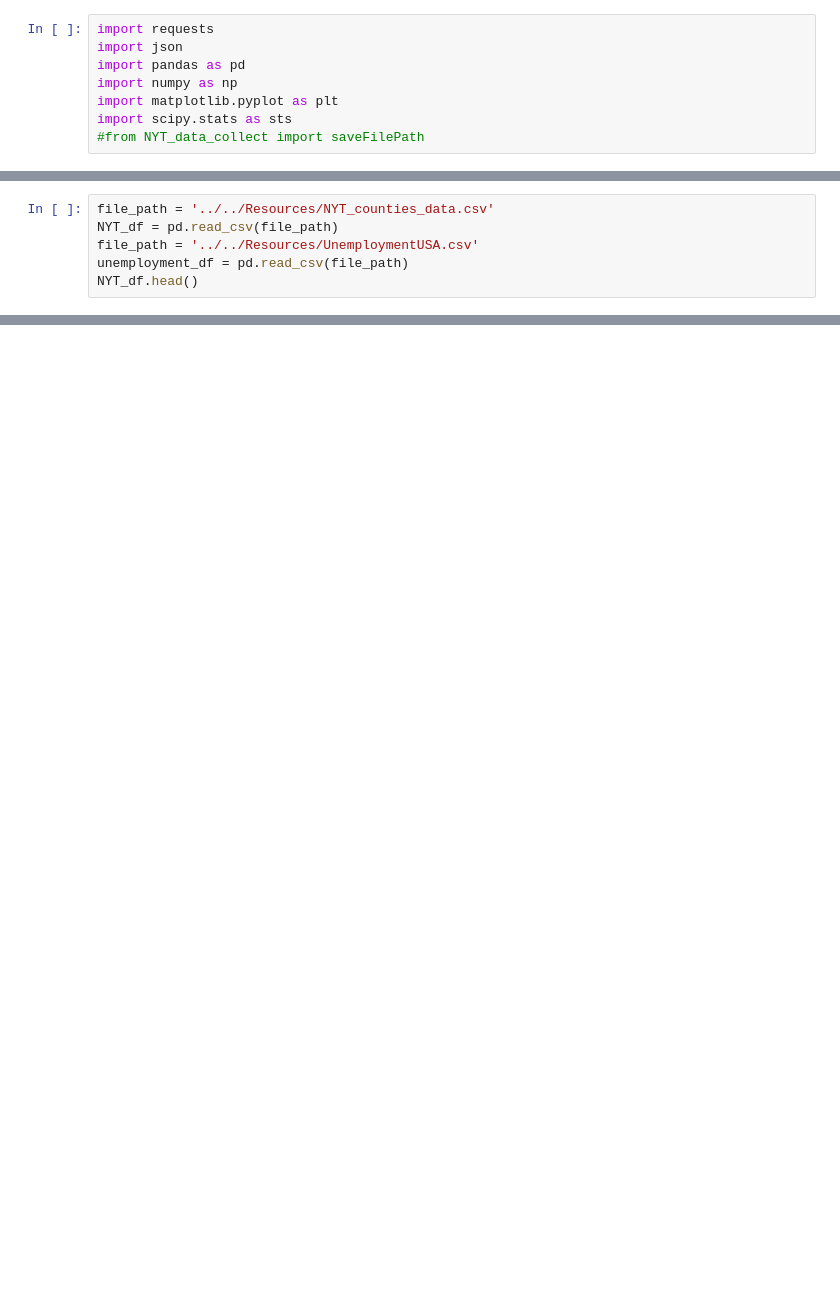
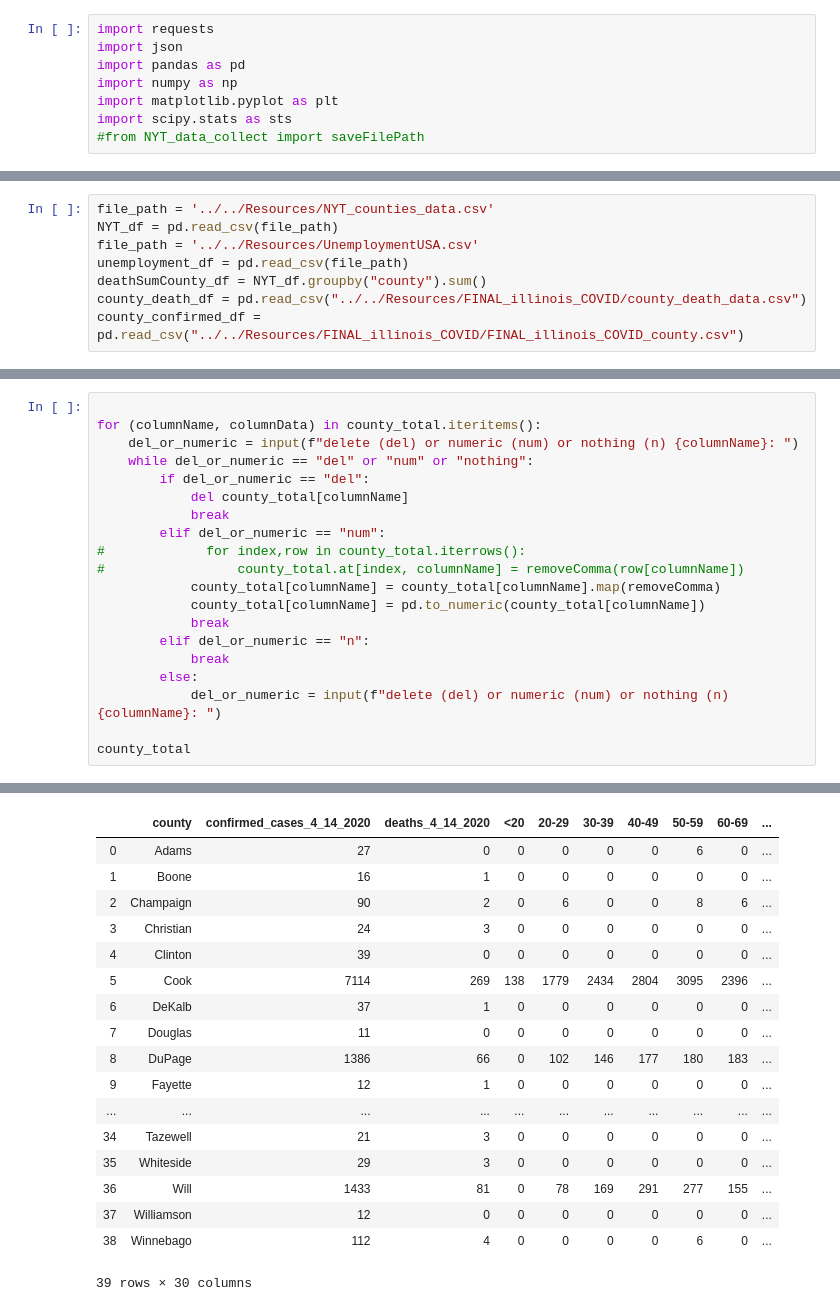
Before and after one commit to rstankovic/DataSciProject_I, a Jupyter notebook: Main_Scripts/B_C_scripts/script1.ipynb, the cells around one changed output, grey strips where cells are left out. Cells and saved outputs as stored; diff of their text form; blank space fills up the shorter version.

```diff
--- a/Main_Scripts/B_C_scripts/script1.ipynb
+++ b/Main_Scripts/B_C_scripts/script1.ipynb
@@ -11,4 +37,6 @@ file_path = '../../Resources/NYT_counties_data.csv'
 NYT_df = pd.read_csv(file_path)
 file_path = '../../Resources/UnemploymentUSA.csv'
 unemployment_df = pd.read_csv(file_path)
-NYT_df.head()
+deathSumCounty_df = NYT_df.groupby("county").sum()
+county_death_df = pd.read_csv("../../Resources/FINAL_illinois_COVID/county_death_data.csv")
+county_confirmed_df = pd.read_csv("../../Resources/FINAL_illinois_COVID/FINAL_illinois_COVID_county.csv")
@@ -86,0 +91,21 @@ sample_df = merged_df.sample(100)
+# %%
+
+for (columnName, columnData) in county_total.iteritems():
+    del_or_numeric = input(f"delete (del) or numeric (num) or nothing (n) {columnName}: ")
+    while del_or_numeric == "del" or "num" or "nothing":
+        if del_or_numeric == "del":
+            del county_total[columnName]
+            break
+        elif del_or_numeric == "num":
+#             for index,row in county_total.iterrows():
+#                 county_total.at[index, columnName] = removeComma(row[columnName])
+            county_total[columnName] = county_total[columnName].map(removeComma)
+            county_total[columnName] = pd.to_numeric(county_total[columnName])
+            break
+        elif del_or_numeric == "n":
+            break
+        else:
+            del_or_numeric = input(f"delete (del) or numeric (num) or nothing (n) {columnName}: ")
+
+county_total
+# %% [output]
@@ -86,0 +129,18 @@ sample_df = merged_df.sample(100)
+|  | county | confirmed_cases_4_14_2020 | deaths_4_14_2020 | <20 | 20-29 | 30-39 | 40-49 | 50-59 | 60-69 | ... |
+| 0 | Adams | 27 | 0 | 0 | 0 | 0 | 0 | 6 | 0 | ... |
+| 1 | Boone | 16 | 1 | 0 | 0 | 0 | 0 | 0 | 0 | ... |
+| 2 | Champaign | 90 | 2 | 0 | 6 | 0 | 0 | 8 | 6 | ... |
+| 3 | Christian | 24 | 3 | 0 | 0 | 0 | 0 | 0 | 0 | ... |
+| 4 | Clinton | 39 | 0 | 0 | 0 | 0 | 0 | 0 | 0 | ... |
+| 5 | Cook | 7114 | 269 | 138 | 1779 | 2434 | 2804 | 3095 | 2396 | ... |
+| 6 | DeKalb | 37 | 1 | 0 | 0 | 0 | 0 | 0 | 0 | ... |
+| 7 | Douglas | 11 | 0 | 0 | 0 | 0 | 0 | 0 | 0 | ... |
+| 8 | DuPage | 1386 | 66 | 0 | 102 | 146 | 177 | 180 | 183 | ... |
+| 9 | Fayette | 12 | 1 | 0 | 0 | 0 | 0 | 0 | 0 | ... |
+| ... | ... | ... | ... | ... | ... | ... | ... | ... | ... | ... |
+| 34 | Tazewell | 21 | 3 | 0 | 0 | 0 | 0 | 0 | 0 | ... |
+| 35 | Whiteside | 29 | 3 | 0 | 0 | 0 | 0 | 0 | 0 | ... |
+| 36 | Will | 1433 | 81 | 0 | 78 | 169 | 291 | 277 | 155 | ... |
+| 37 | Williamson | 12 | 0 | 0 | 0 | 0 | 0 | 0 | 0 | ... |
+| 38 | Winnebago | 112 | 4 | 0 | 0 | 0 | 0 | 6 | 0 | ... |
+39 rows × 30 columns
```
Also changed, not shown: parts of 14 cells of this notebook, 2 other files.
